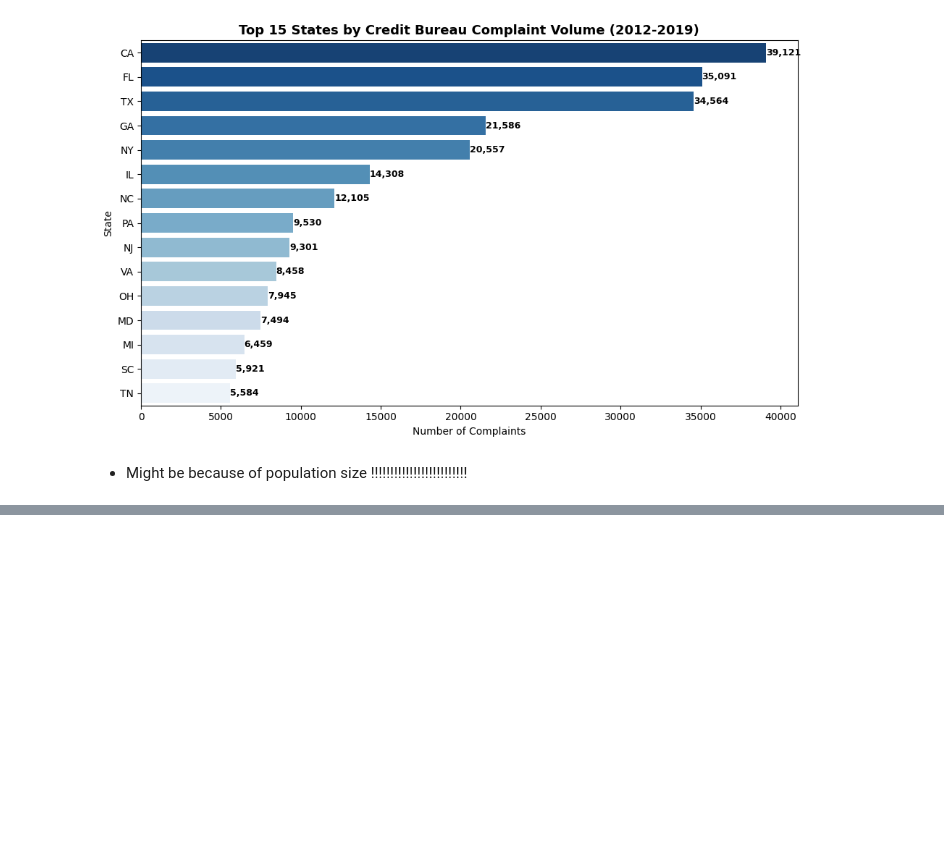
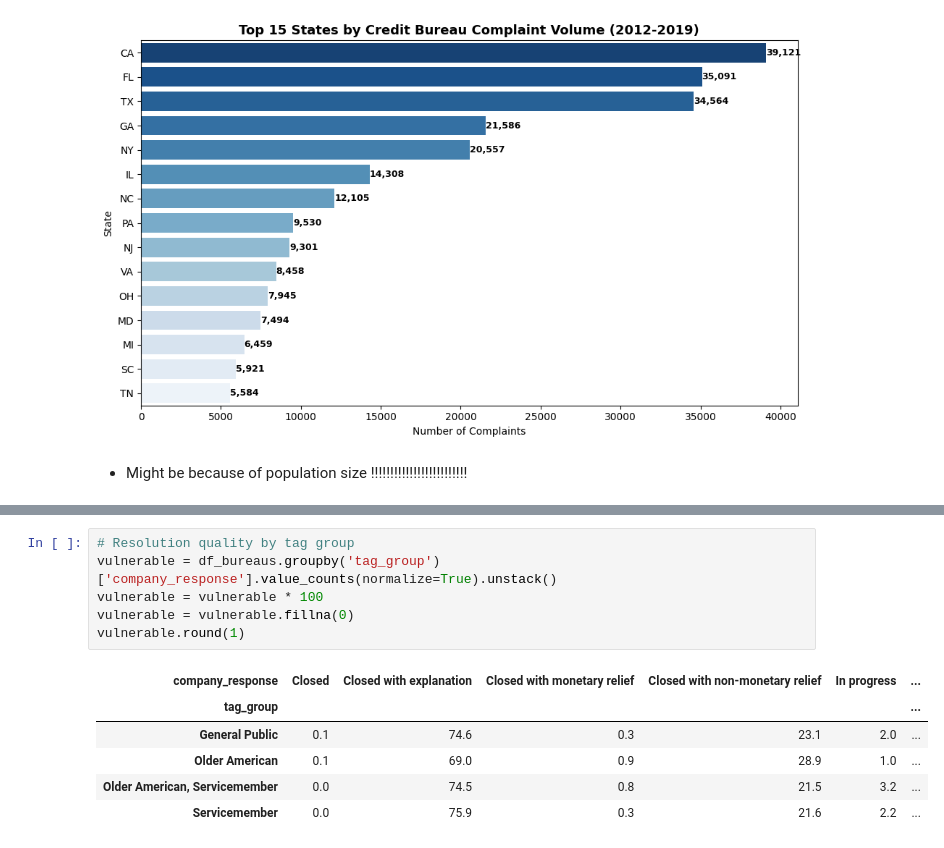
Before and after one commit to jarviscanada/jarvis_data_eng_SamiaCarchaf, a Jupyter notebook: python_data_analytics/sql_complaints.ipynb, the cells around one changed output, grey strips where cells are left out. Drawn from its saved outputs; the diff is of its cells as text; blank space fills up the shorter version.

```diff
--- a/python_data_analytics/sql_complaints.ipynb
+++ b/python_data_analytics/sql_complaints.ipynb
@@ -1144,0 +1165,13 @@ plt.show()
+# %%
+# Resolution quality by tag group
+vulnerable = df_bureaus.groupby('tag_group')['company_response'].value_counts(normalize=True).unstack()
+vulnerable = vulnerable * 100
+vulnerable = vulnerable.fillna(0)
+vulnerable.round(1)
+# %% [output]
+| company_response | Closed | Closed with explanation | Closed with monetary relief | Closed with non-monetary relief | In progress | ... |
+| tag_group |  |  |  |  |  | ... |
+| General Public | 0.1 | 74.6 | 0.3 | 23.1 | 2.0 | ... |
+| Older American | 0.1 | 69.0 | 0.9 | 28.9 | 1.0 | ... |
+| Older American, Servicemember | 0.0 | 74.5 | 0.8 | 21.5 | 3.2 | ... |
+| Servicemember | 0.0 | 75.9 | 0.3 | 21.6 | 2.2 | ... |
```
Also changed, not shown: parts of 9 cells of this notebook.
